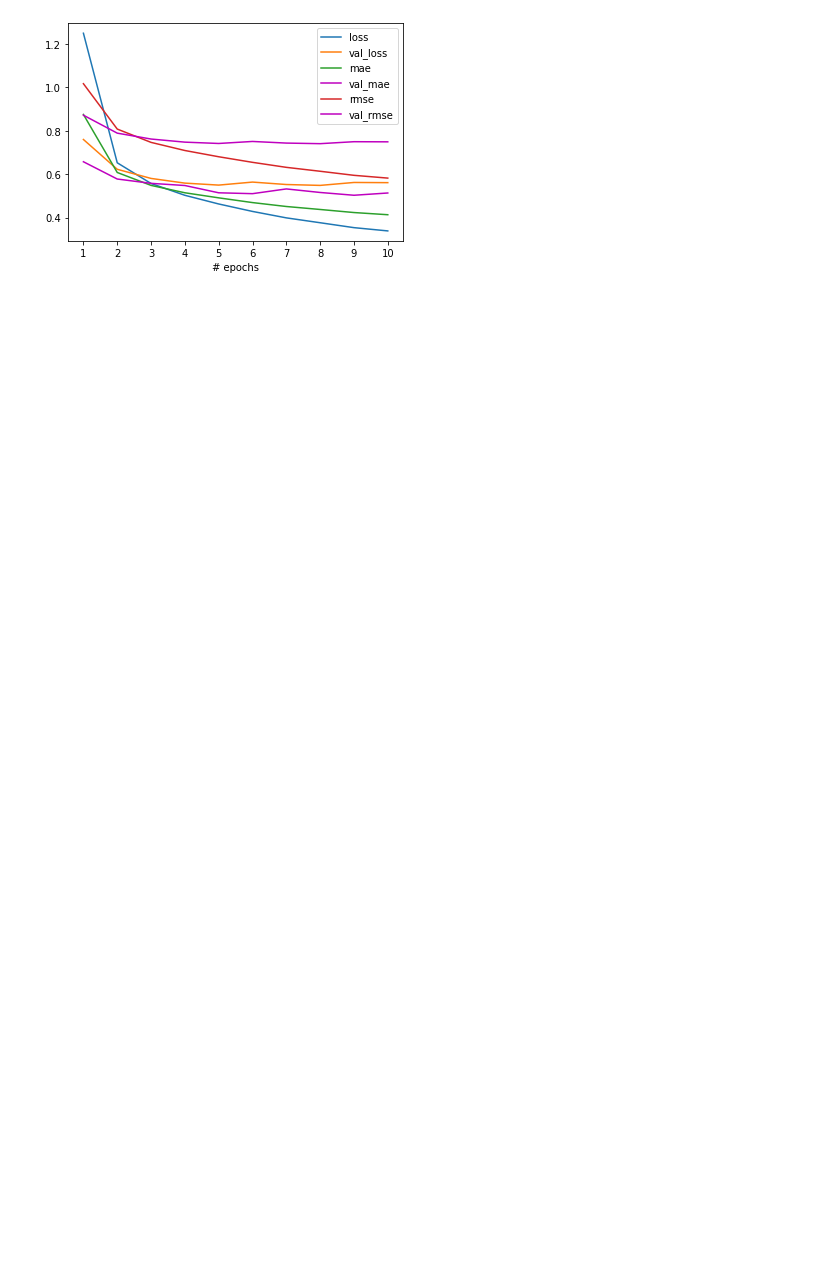
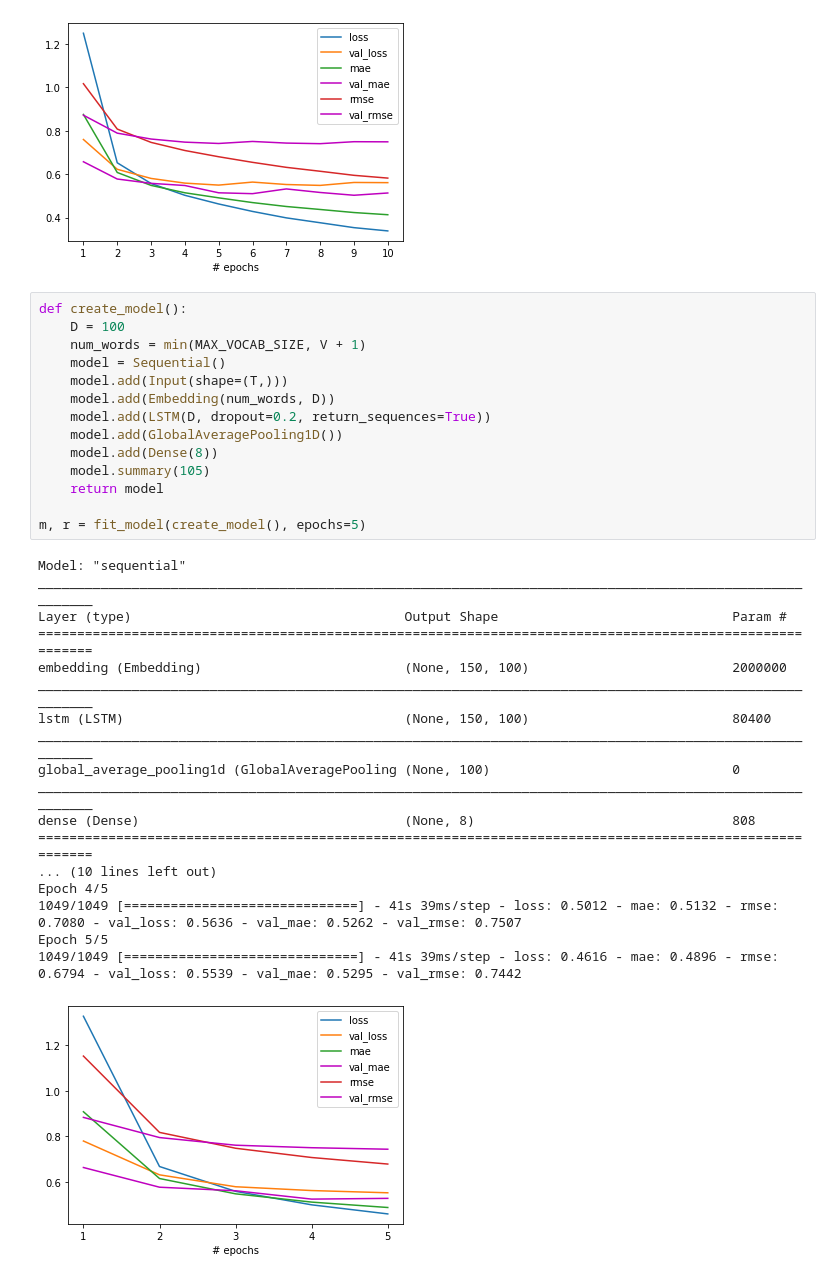
Before and after one commit to FishWith7sMemory/MAST30034-ADS-GroupProj, a Jupyter notebook: NLP.ipynb, the cells around one changed output. Saved outputs shown, nothing was run; the diff lists cells and outputs as text; blank space fills up the shorter version.

Commit message:
improve LSTM by minimizing Dense and turing epochs

```diff
--- a/NLP.ipynb
+++ b/NLP.ipynb
@@ -354,3 +354,36 @@ Epoch 9/10
 Epoch 10/10
 1049/1049 [==============================] - 66s 63ms/step - loss: 0.3385 - mae: 0.4131 - rmse: 0.5818 - val_loss: 0.5608 - val_mae: 0.5132 - val_rmse: 0.7489
 [figure]
+# %%
+def create_model():
+    D = 100
+    num_words = min(MAX_VOCAB_SIZE, V + 1)
+    model = Sequential()
+    model.add(Input(shape=(T,)))
+    model.add(Embedding(num_words, D))
+    model.add(LSTM(D, dropout=0.2, return_sequences=True))
+    model.add(GlobalAveragePooling1D())
+    model.add(Dense(8))
+    model.summary(105)
+    return model
+
+m, r = fit_model(create_model(), epochs=5)
+# %% [output]
+Model: "sequential"
+_________________________________________________________________________________________________________
+Layer (type)                                   Output Shape                              Param #
+=========================================================================================================
+embedding (Embedding)                          (None, 150, 100)                          2000000
+_________________________________________________________________________________________________________
+lstm (LSTM)                                    (None, 150, 100)                          80400
+_________________________________________________________________________________________________________
+global_average_pooling1d (GlobalAveragePooling (None, 100)                               0
+_________________________________________________________________________________________________________
+dense (Dense)                                  (None, 8)                                 808
+=========================================================================================================
+... (10 lines left out)
+Epoch 4/5
+1049/1049 [==============================] - 41s 39ms/step - loss: 0.5012 - mae: 0.5132 - rmse: 0.7080 - val_loss: 0.5636 - val_mae: 0.5262 - val_rmse: 0.7507
+Epoch 5/5
+1049/1049 [==============================] - 41s 39ms/step - loss: 0.4616 - mae: 0.4896 - rmse: 0.6794 - val_loss: 0.5539 - val_mae: 0.5295 - val_rmse: 0.7442
+[figure, added]
```
Also changed, not shown: parts of 4 cells of this notebook.
